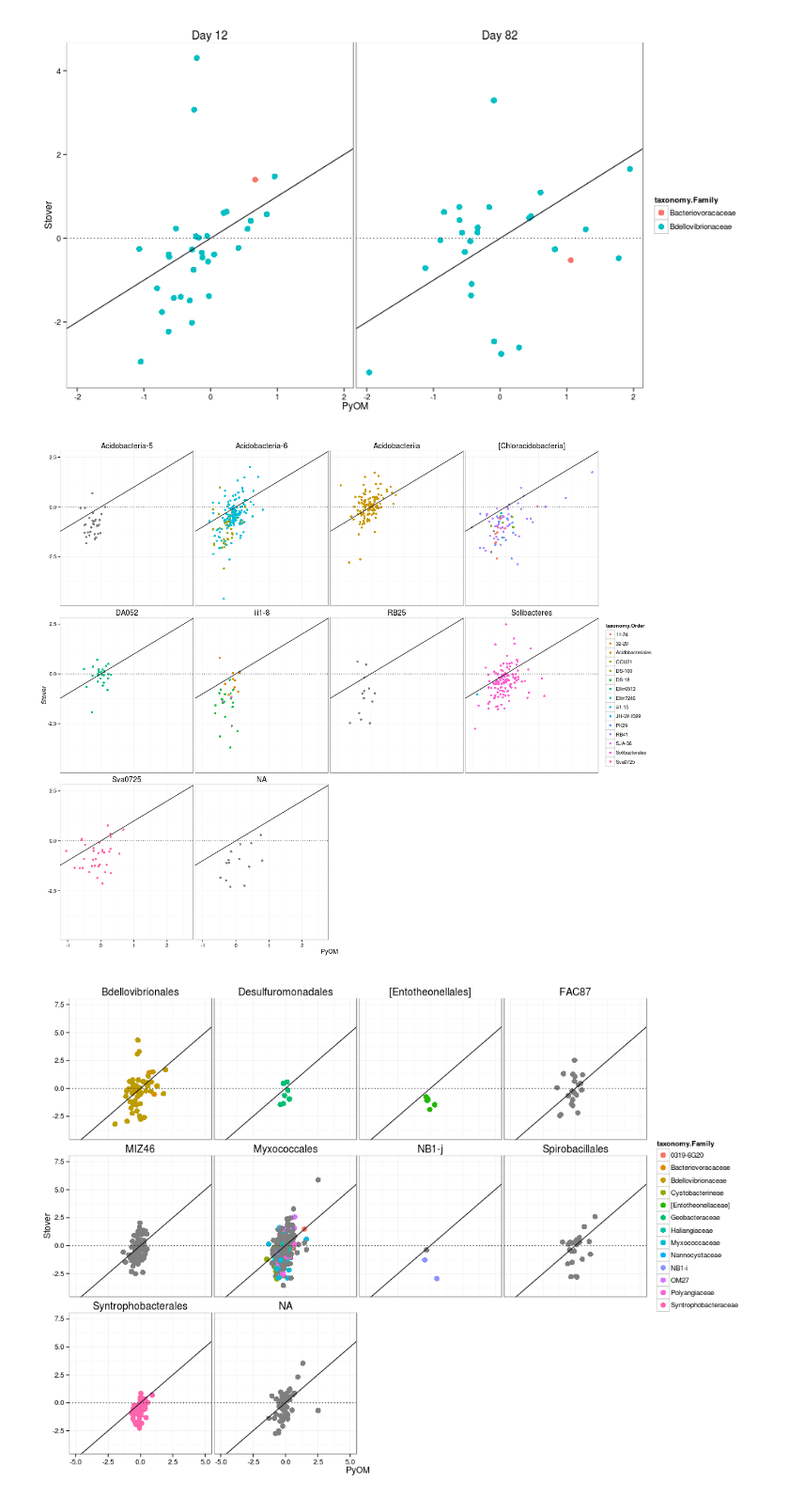
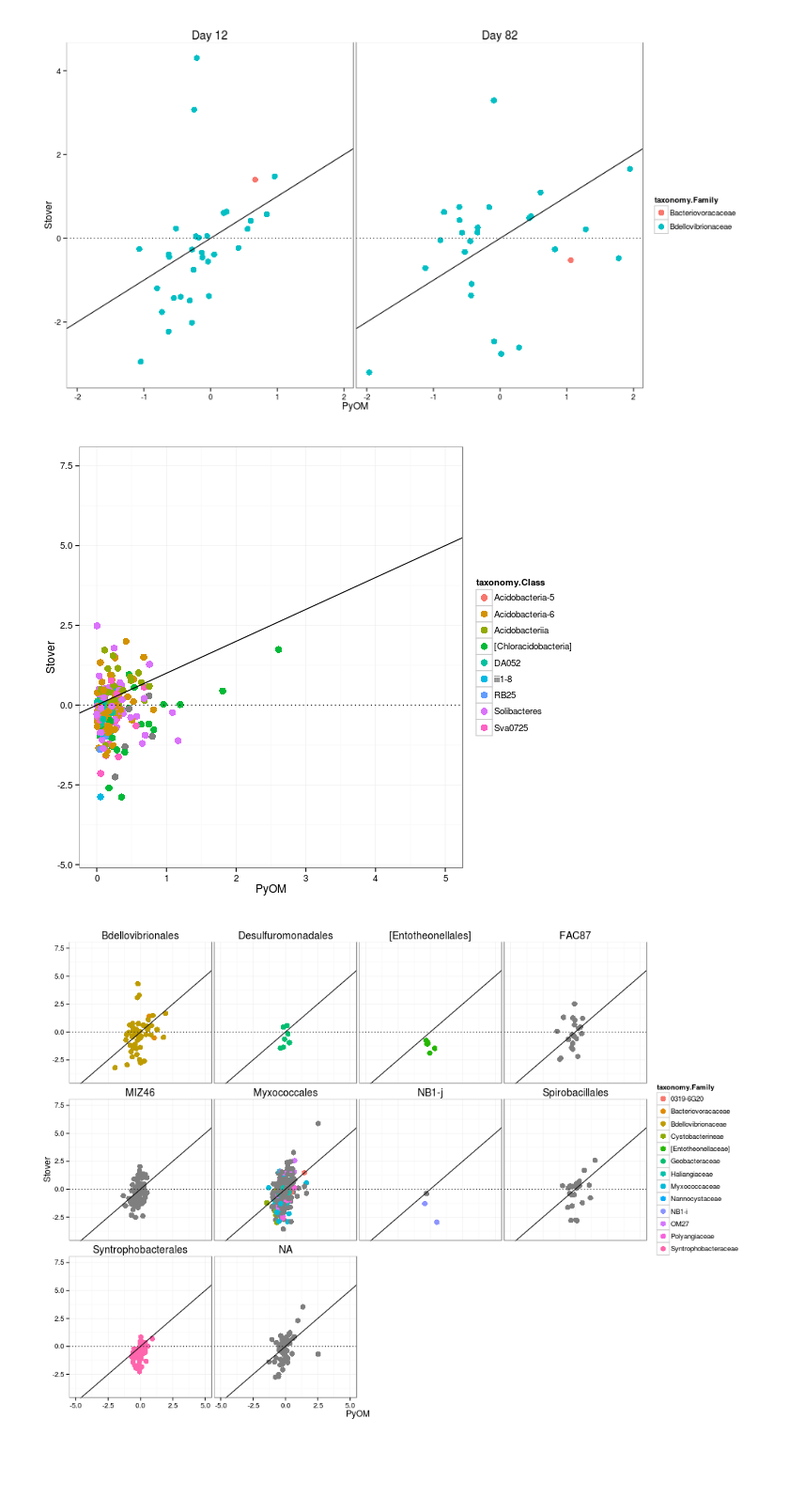
Before and after one commit to TheaWhitman/PyOM, a Jupyter notebook: manuscript_figures/Log2-fold_change_plots.ipynb, the cells around one changed output. Shown at 94% size. Drawn from its saved outputs; the diff is of its cells as text; code cells hidden in the pictures; blank space fills up the shorter version.

```diff
--- a/manuscript_figures/Log2-fold_change_plots.ipynb
+++ b/manuscript_figures/Log2-fold_change_plots.ipynb
@@ -365,40 +463,40 @@ p
 # %% [output]
 [figure]
 # %%
-%%R -h 1000 -w 1200
+%%R -h 500 -w 600
 #p = ggplot(d.plot, aes(x = `1`, y =`2`))
 D <- d.narm.tax
 keep<-"Acidobacteria"
 D2<-D[(D$taxonomy.Phylum %in% keep),]
 D2$taxonomy.Phylum<-factor(D2$taxonomy.Phylum)
 # Selecting the phylum
 
 mintaxa<-10
 sums<-ddply(D2,"taxonomy.Class",summarize,sum=length(taxonomy.Class))
 remove<-sums$taxonomy.Class[sums$sum<=mintaxa]
 D2<-D2[!(D2$taxonomy.Class %in% remove),]
 D2$taxonomy.Class<-factor(D2$taxonomy.Class)
 # Removing rare orders
 
 D2$DayName = ifelse(D2$Day==1,"Day 12",ifelse(D2$Day==2,"Day 82","Day 1"))
-p = ggplot(D2, aes(x = PyOM, y =Stover, color=taxonomy.Order))
-p = p + geom_point()
+p = ggplot(D2, aes(x = PyOM, y =Stover, color=taxonomy.Class))
+p = p + geom_point(size=3.5)
 p = p + geom_abline(slope = 1, intercept = 0)
 p = p + geom_abline(slope = 0, intercept = 0, linetype=3)
 # p = p + geom_abline(x=2)
 # p = p + stat_smooth(method = "lm")
-p = p + facet_wrap(~taxonomy.Class, ncol=4)
-#p = p + scale_x_continuous(limits = c(0, 5)) + scale_y_continuous(limits = c(-4, 7.5))
+# p = p + facet_wrap(~taxonomy.Class, ncol=4)
+p = p + scale_x_continuous(limits = c(0, 5)) + scale_y_continuous(limits = c(-4.5, 7.5))
 p = p + theme_bw() +
   theme(
     plot.background = element_blank()
    #,panel.grid.major = element_blank()
    #,panel.grid.minor = element_blank()
   ) +
   theme(strip.text.x = element_text(size=14), strip.background = element_rect(colour="white", fill="white"))
 p
 # %% [output]
-[figure, old version]
+[figure, new version]
 # %%
 %%R -h 700 -w 1000
 #p = ggplot(d.plot, aes(x = `1`, y =`2`))
```
Also changed, not shown: parts of 12 cells of this notebook, 23 other files.
